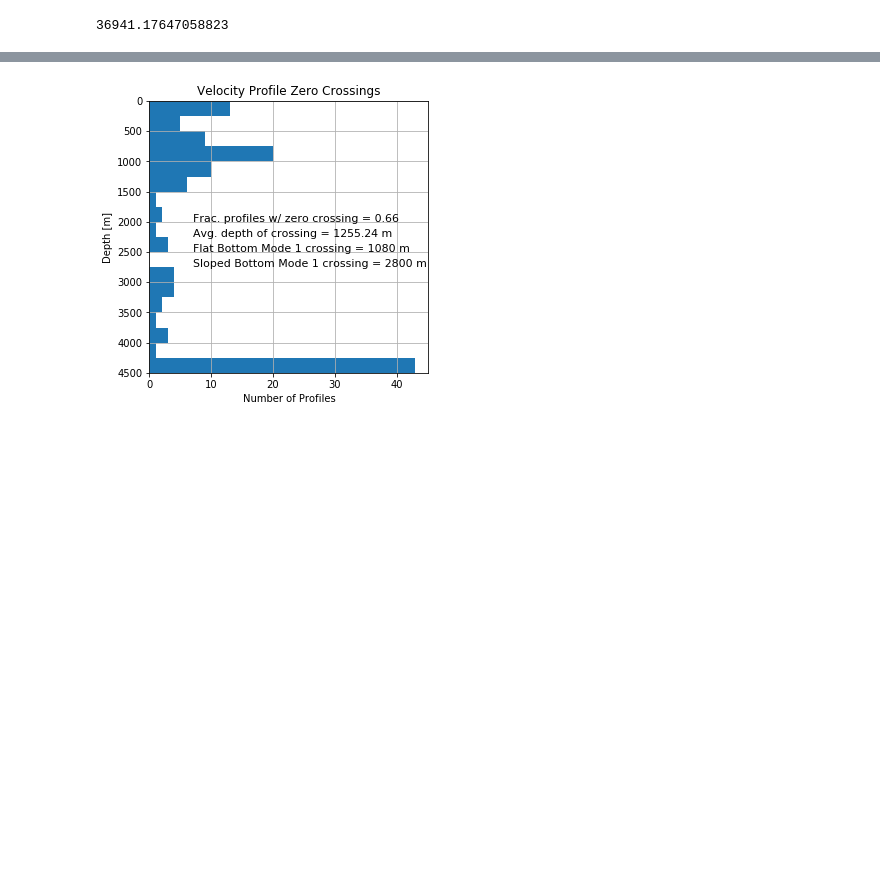
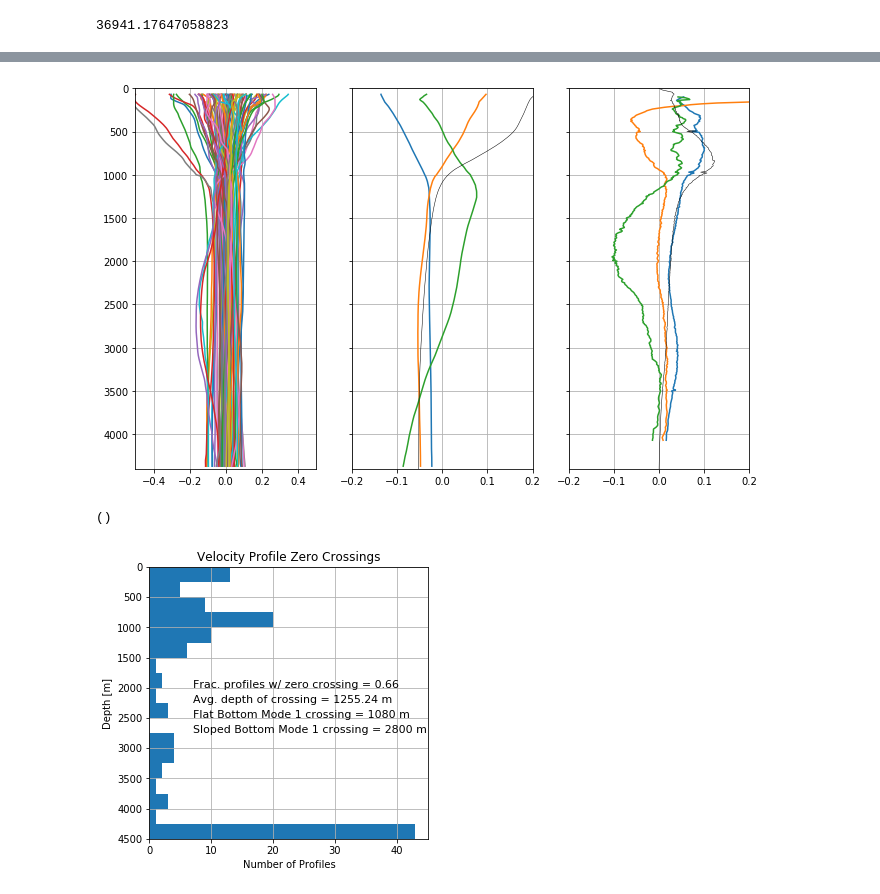
Before and after one commit to jakesteinberg/geostrophic_turbulence, a Jupyter notebook: bats_dg_2015_mode_projections.ipynb, the cells around one changed output, grey strips where cells are left out. Saved outputs shown, nothing was run; the diff lists cells and outputs as text; code cells hidden in the pictures; blank space fills up the shorter version.

```diff
--- a/bats_dg_2015_mode_projections.ipynb
+++ b/bats_dg_2015_mode_projections.ipynb
@@ -620,3 +606,11 @@ Etam_ordered = Eta_m[:, mw_time_ordered_i]
+# %%
+grid_reg = np.arange(0, np.nanmax(grid), 10)
+v_reg = np.nan * np.ones((len(grid_reg), np.shape(mw_v_good)[1]))
+eta_reg_0 = np.nan * np.ones((len(grid_reg), np.shape(Eta_ordered)[1]))
+for i in range(np.shape(mw_v_good)[1]):
+    v_reg[:, i] = np.interp(grid_reg, grid, mw_v_good[:, i])
+    eta_reg_0[:, i] = np.interp(grid_reg, grid, Eta_ordered[:, i])
+n2_reg = np.interp(grid_reg, grid, N2_tot)
 # %%
 # --- EOF of velocity profiles (for whole mission)
 check1 = 7      # upper index to include in eof computation
@@ -663,7 +659,0 @@ np.shape(Info3)
-# %%
-f, ax = plt.subplots()
-for i in range(np.shape(Uzqa)[1]):
-    ax.plot(Uzqa[:, i], grid_check)
-ax.set_xlim([-.4, .4])
-ax.invert_yaxis()
-plot_pro(ax)
@@ -673,3 +680,28 @@ plot_pro(ax)
+# %%
+plt.rcParams['figure.figsize'] = 11, 7
+f, (ax1, ax2, ax3) = plt.subplots(1, 3, sharey=True)
+for i in range(np.shape(Uzqa)[1]):
+    ax1.plot(Uzqa[:, i], grid_check)
+ax1.set_xlim([-.5, .5])
+ax1.set_ylim([0, 4400])
+ax1.invert_yaxis()
+ax1.grid()
+ax2.plot(V_Uzqa[:, 0], grid_check)
+ax2.plot(V_Uzqa[:, 1], grid_check)
+ax2.plot(V_Uzqa[:, 2], grid_check)
+ax2.plot(1.0 * (Gz[:, 1])*0.08, grid, color='k', linewidth=0.5)
+ax2.set_xlim([-.2, .2])
+ax2.grid()
+ax3.plot(V_eta_qa[:, 0], grid_check_e)
+ax3.plot(V_eta_qa[:, 1], grid_check_e)
+ax3.plot(V_eta_qa[:, 3], grid_check_e)
+ax3.plot(-1.0 * (np.sqrt(N2_tot) * G[:, 1])*0.015, grid, color='k', linewidth=0.5)
+# ax3.plot(1.0 * (np.sqrt(N2_tot) * G[:, 2])*0.015, grid, color='k', linewidth=0.5)
+ax3.set_xlim([-.2, .2])
+plot_pro(ax3)
+# %% [output]
+[figure, added]
+()
 # %%
 # look at zero crossings
 plt.rcParams['figure.figsize'] = 5, 5
```
Also changed, not shown: parts of 10 cells of this notebook, 7 other files.
